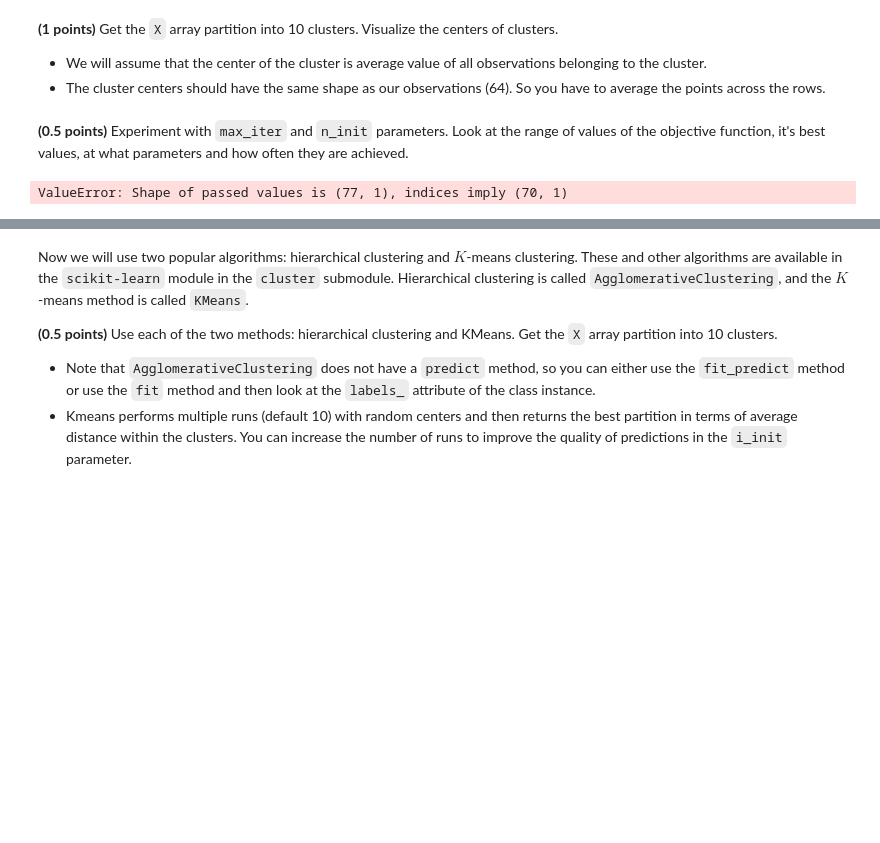
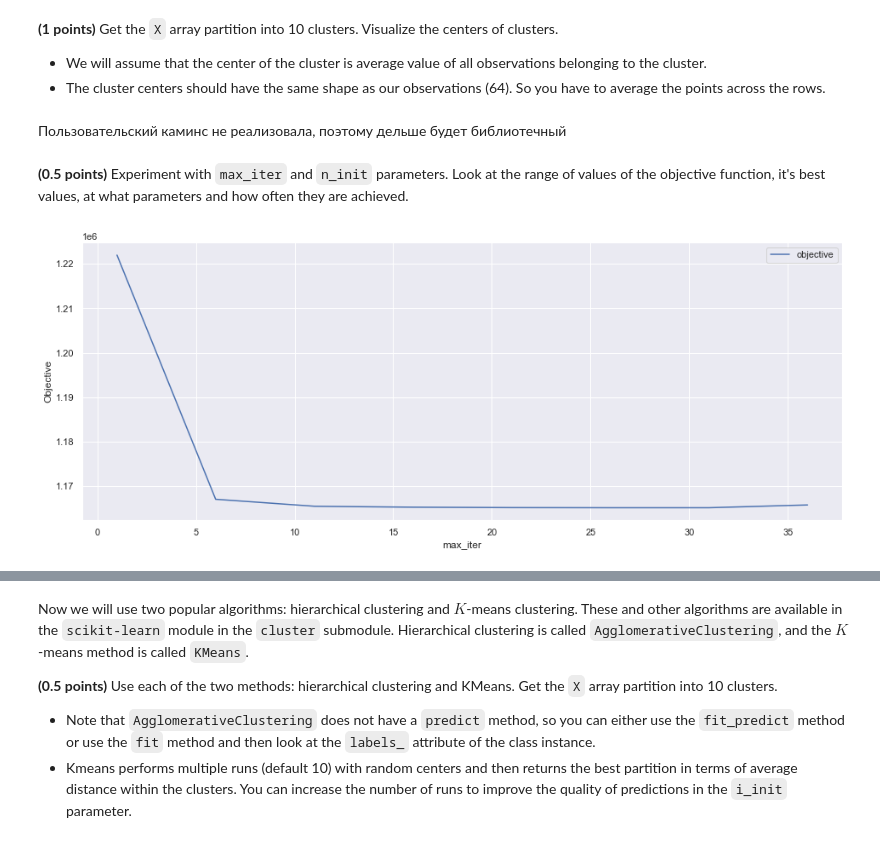
Before and after one commit to DariaHv/rs_school_ml_1, a Jupyter notebook: clustering.ipynb, the cells around one changed output, grey strips where cells are left out. Cells and saved outputs as stored; diff of their text form; code cells hidden in the pictures; blank space fills up the shorter version.

```diff
--- a/clustering.ipynb
+++ b/clustering.ipynb
@@ -147,4 +145,6 @@ class CustomKMeans:
 **(1 points)** Get the `X` array partition into 10 clusters. Visualize the centers of clusters.
 - We will assume that the center of the cluster is average value of all observations belonging to the cluster.
 - The cluster centers should have the same shape as our observations (64). So you have to average the points across the rows.
+# %% [markdown]
+Пользовательский каминс не реализовала, поэтому дельше будет библиотечный
 # %%
@@ -154,23 +154,20 @@ assert custor_kmeans_labels.shape == (1797,)
 **(0.5 points)** Experiment with `max_iter` and `n_init` parameters. Look at the range of values of the objective function, it's best values, at what parameters and how often they are achieved.
 # %%
 
-    max_iters,  n_init, sobj = [], [], []
-    for max_iter in range(1, 8):
-        for
+    max_iters, obj = [], []
+    for max_iter in range(1, 40, 5):
         max_iters.append(max_iter)
-        model = KMeans(n_clusters=10, max_iter=max_iter, n_init=3)
+        model = KMeans(n_clusters=10,max_iter=max_iter, n_init=10)
         model.fit(X)
         obj.append(-model.score(X))
-        #labels = model.labels
+
         #test_scores.append(accuracy_score(y_test, y_pred))
-    res_metrics = pd.DataFrame(data={'obj': obj}, index=max_iters)
+    res = pd.DataFrame(data={'obj': obj}, index=max_iters)
     sns.set(rc={'figure.figsize':(16, 6)})
-    plt.plot(res_metrics['obj'], label='objective')
-   # plt.plot(res_metrics['test'], label='test score')
-    plt.title("Objective as a function of max_iter")
+    plt.plot(res['obj'], label='objective')
     plt.xlabel('max_iter')
     plt.ylabel('Objective')
     plt.legend()
     plt.show()
 # %% [output]
-ValueError: Shape of passed values is (77, 1), indices imply (70, 1)
+[figure, added]
```
Also changed, not shown: parts of 8 cells of this notebook.
